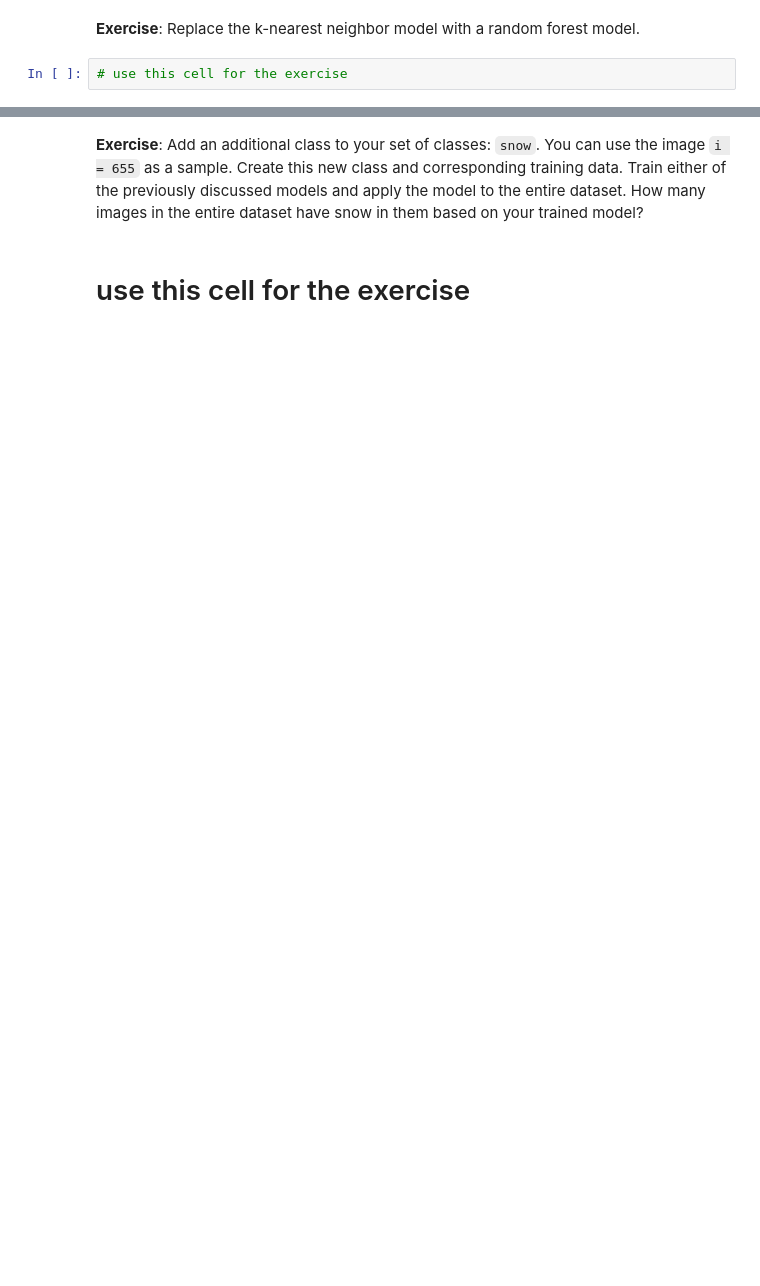
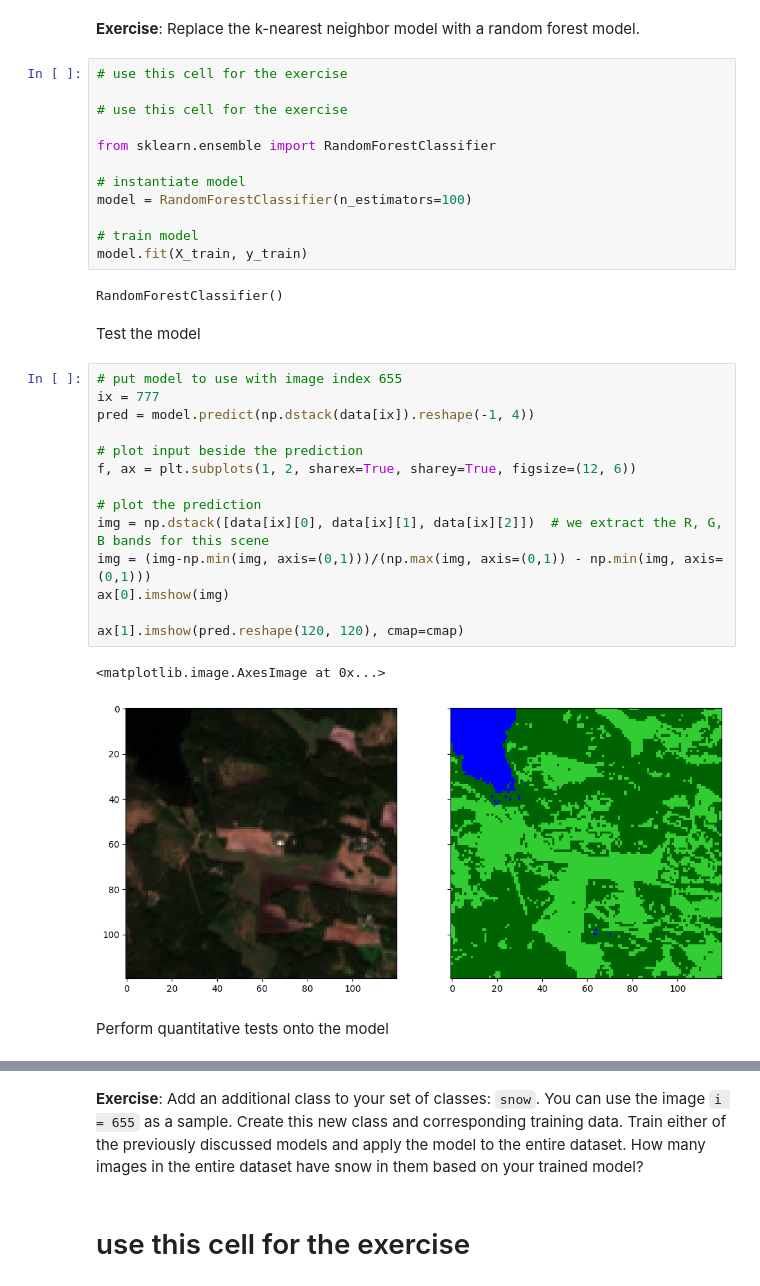
Before and after one commit to osca-mwongera/HfT, a Jupyter notebook: PG1/PRS/classification/lulc_ml/lulc_ml.ipynb, the cells around one changed output, grey strips where cells are left out. Saved outputs shown, nothing was run; the diff lists cells and outputs as text; blank space fills up the shorter version.

```diff
--- a/PG1/PRS/classification/lulc_ml/lulc_ml.ipynb
+++ b/PG1/PRS/classification/lulc_ml/lulc_ml.ipynb
@@ -438,4 +569,37 @@ array([[ 72,   1,   0],
 # %% [markdown]
 **Exercise**: Replace the k-nearest neighbor model with a random forest model.
-# %%
-# use this cell for the exercise
+# %%
+# use this cell for the exercise
+
+# use this cell for the exercise
+
+from sklearn.ensemble import RandomForestClassifier
+
+# instantiate model
+model = RandomForestClassifier(n_estimators=100)
+
+# train model
+model.fit(X_train, y_train)
+# %% [output]
+RandomForestClassifier()
+# %% [markdown]
+Test the model
+# %%
+# put model to use with image index 655
+ix = 777
+pred = model.predict(np.dstack(data[ix]).reshape(-1, 4))
+
+# plot input beside the prediction
+f, ax = plt.subplots(1, 2, sharex=True, sharey=True, figsize=(12, 6))
+
+# plot the prediction
+img = np.dstack([data[ix][0], data[ix][1], data[ix][2]])  # we extract the R, G, B bands for this scene
+img = (img-np.min(img, axis=(0,1)))/(np.max(img, axis=(0,1)) - np.min(img, axis=(0,1)))
+ax[0].imshow(img)
+
+ax[1].imshow(pred.reshape(120, 120), cmap=cmap)
+# %% [output]
+<matplotlib.image.AxesImage at 0x...>
+[figure, added]
+# %% [markdown]
+Perform quantitative tests onto the model
```
Also changed, not shown: parts of 8 cells of this notebook.
